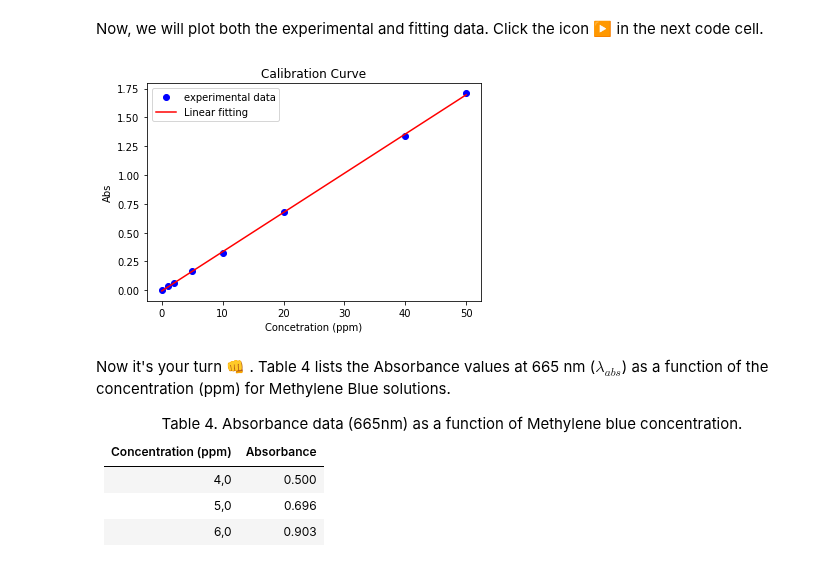
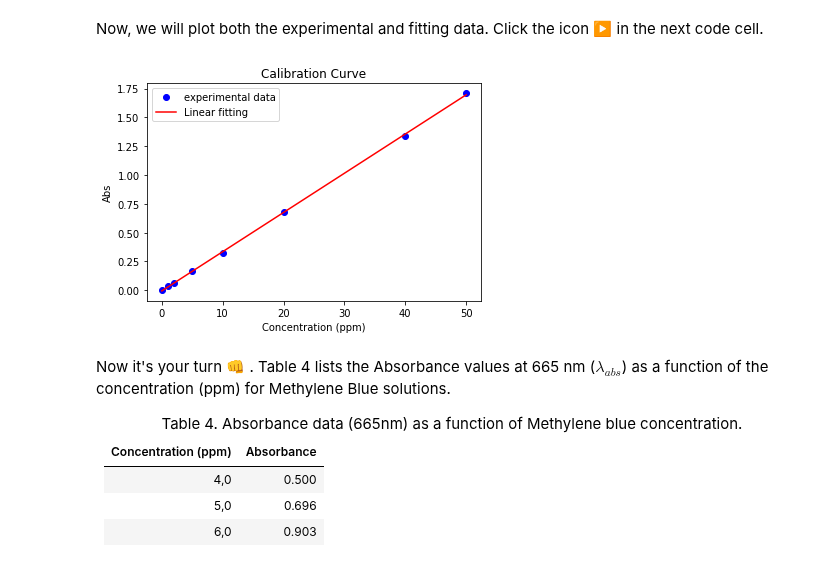
Before and after one commit to wavallejol/ColabChem, a Jupyter notebook: Session2_English.ipynb, the cells around one changed output. Saved outputs shown, nothing was run; the diff lists cells and outputs as text; code cells hidden in the pictures.

```diff
--- a/Session2_English.ipynb
+++ b/Session2_English.ipynb
@@ -226,14 +226,14 @@ Now, we will plot both the experimental and fitting data. Click the icon ▶️
 # %%
 y2=slope*Conc+intercept                              # linear fitting equation
 plt.plot(Conc,Abs, "bo", label="experimental data")  # plotting the experimental data
 plt.plot(Conc,y2, "r-", label="Linear fitting")      # ploting the fitting equation
 plt.title("Calibration Curve")
-plt.xlabel('Concetration (ppm)')
+plt.xlabel('Concentration (ppm)')
 plt.ylabel('Abs')
 plt.legend(loc="upper left")
 plt.show()
 # %% [output]
-[figure, old version]
+[figure, new version]
 # %% [markdown]
 Now it's your turn 👊 . Table 4 lists the Absorbance values at 665 nm ($\lambda_{abs}$) as a function of the concentration (ppm)  for Methylene Blue solutions.
 
```
Also changed, not shown: parts of 4 cells of this notebook.
